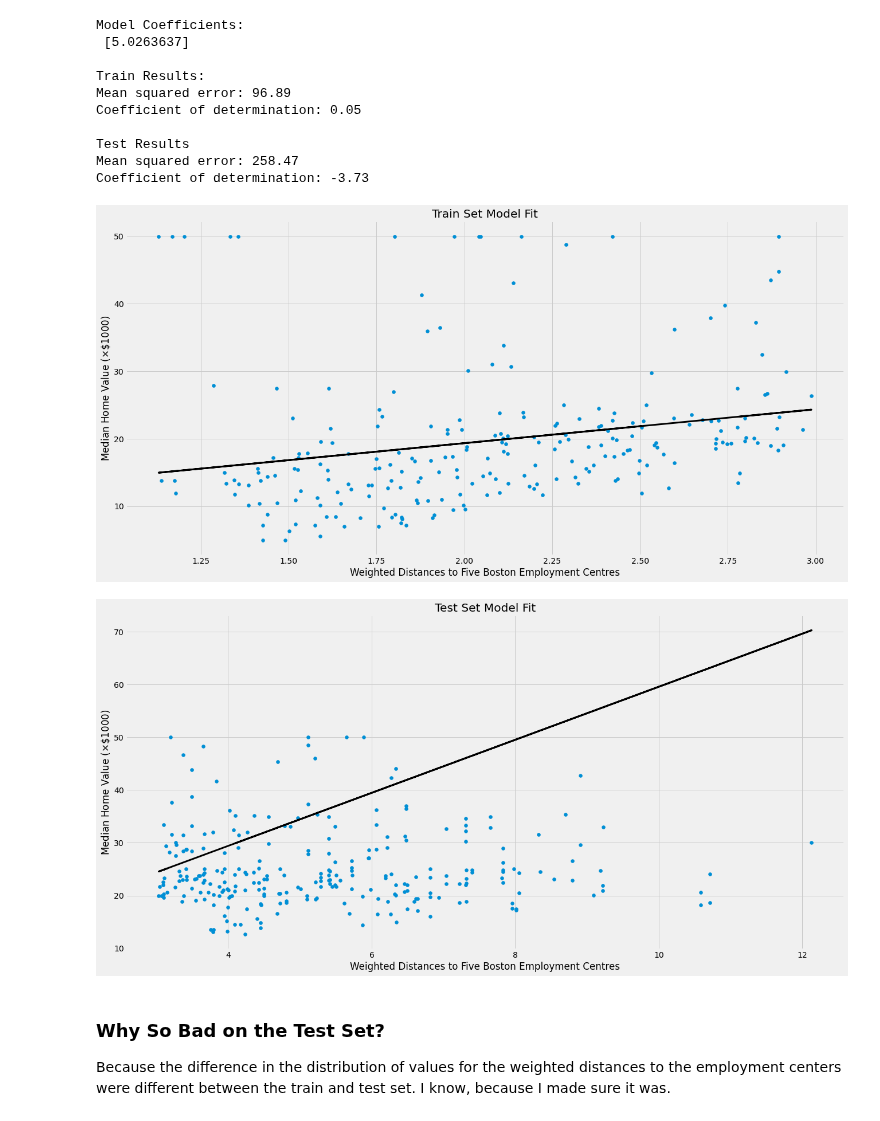
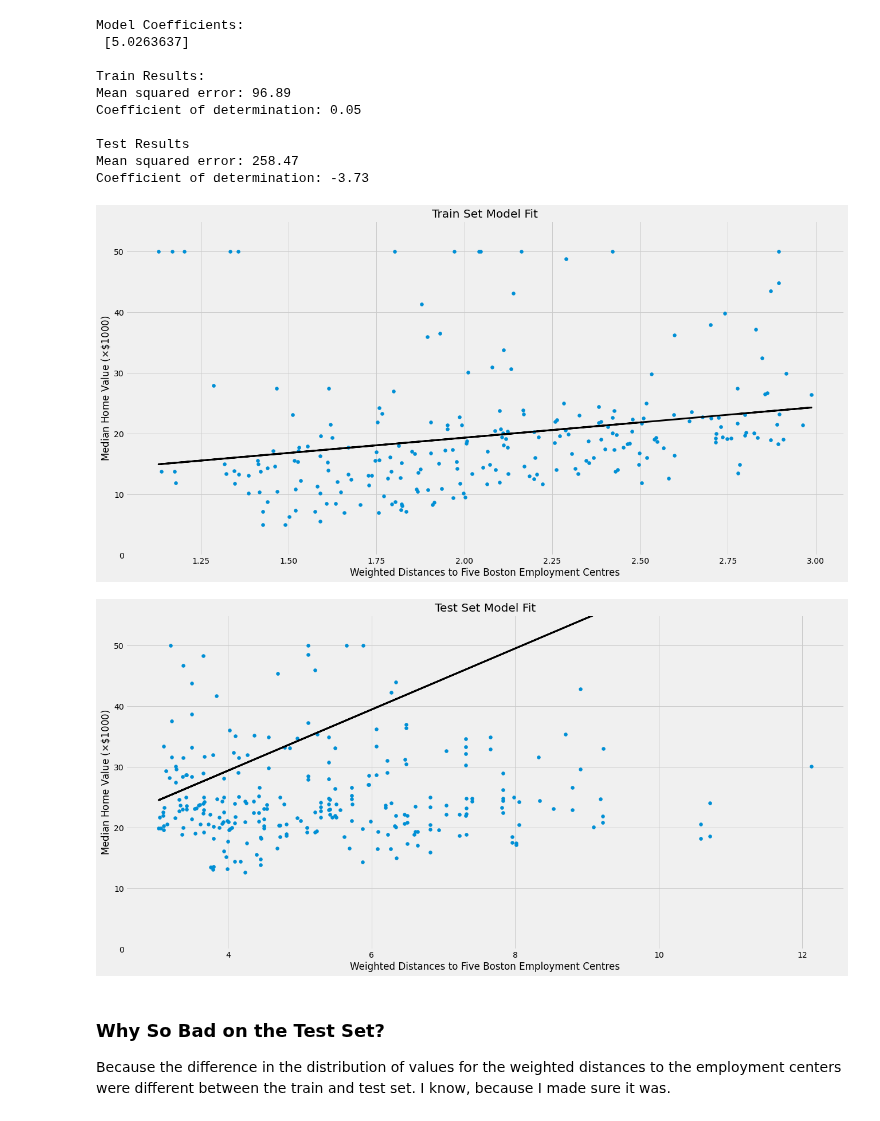
Before and after one commit to yngtodd/eleven, a Jupyter notebook: examples/notebooks/module_05_00_regresion.ipynb, the cells around one changed output. Cells and saved outputs as stored; diff of their text form; code cells hidden in the pictures.

```diff
--- a/examples/notebooks/module_05_00_regresion.ipynb
+++ b/examples/notebooks/module_05_00_regresion.ipynb
@@ -143,24 +143,26 @@ plt.figure(figsize=(20, 10))
 plt.scatter(x_train, y_train)
 plt.plot(x_train, preds_train, color='black', linewidth=3)
 
+plt.ylim(0, 55)
 plt.xlabel("Weighted Distances to Five Boston Employment Centres")
 plt.ylabel(r"Median Home Value ($\times \$1000$)")
 plt.title("Train Set Model Fit")
 plt.show()
 # %% [output]
-[figure, old version]
+[figure, new version]
 # %%
 # Test Set Predictions
 plt.figure(figsize=(20, 10))
 plt.scatter(x_test, y_test)
 plt.plot(x_test, preds_test, color='black', linewidth=3)
 
+plt.ylim(0, 55)
 plt.xlabel("Weighted Distances to Five Boston Employment Centres")
 plt.ylabel(r"Median Home Value ($\times \$1000$)")
 plt.title("Test Set Model Fit")
 plt.show()
 # %% [output]
-[figure, old version]
+[figure, new version]
 # %% [markdown]
 ### Why So Bad on the Test Set?
 
```
Also changed, not shown: parts of 2 cells of this notebook.
